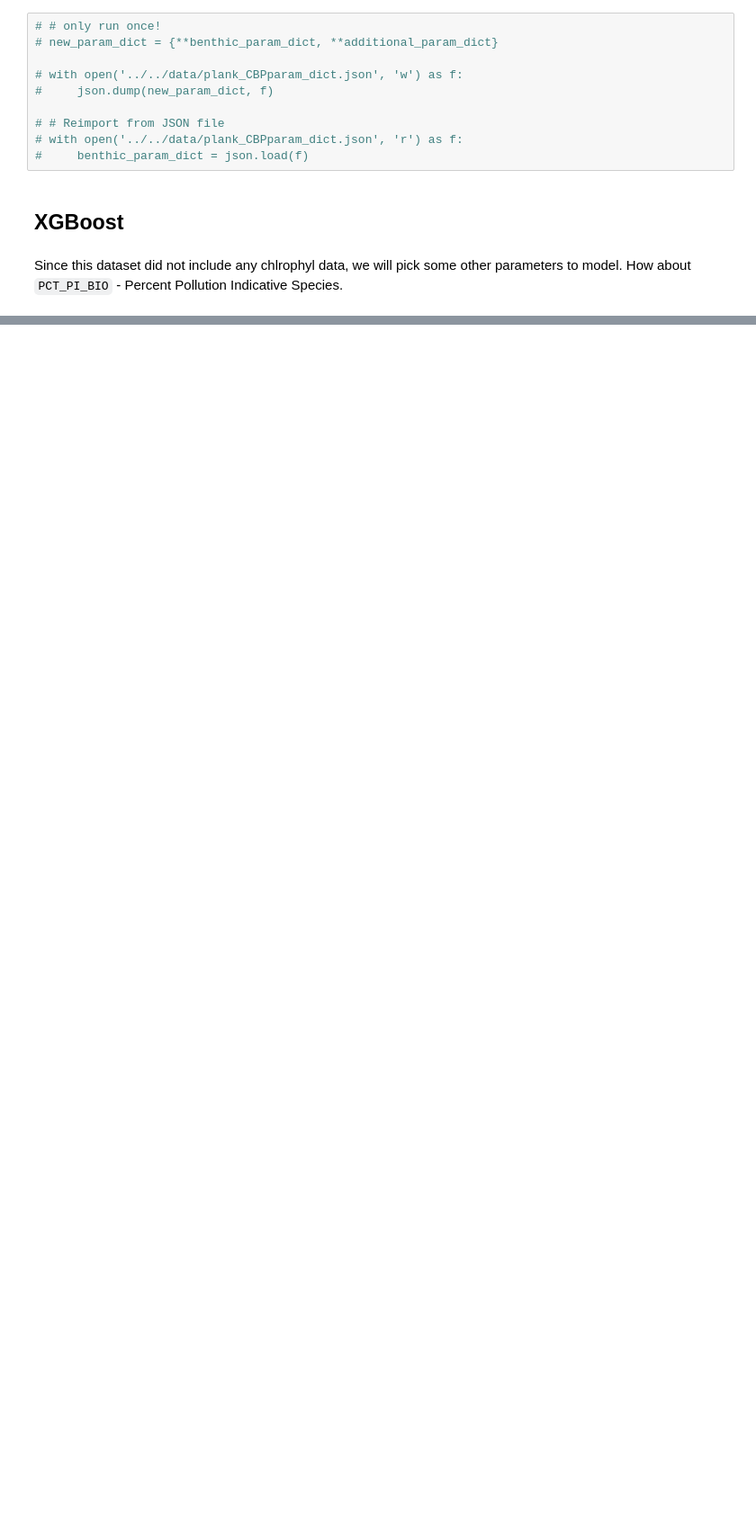
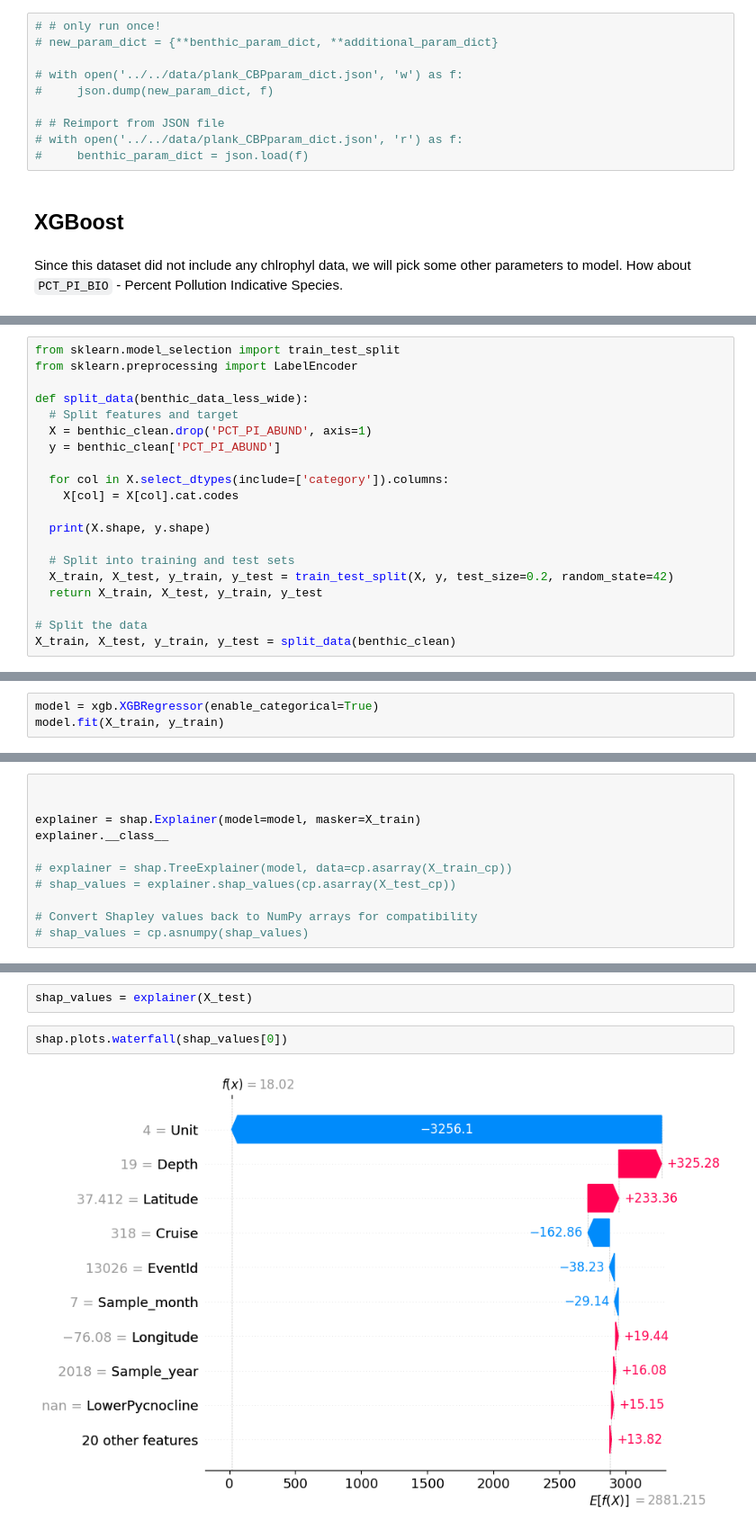
Before and after one commit to clairemerriman/na-erdos-fellows-monorepo, a Jupyter notebook: notebooks/plankton_patrol_models/model_plank_XGBoost.ipynb, the cells around one changed output, grey strips where cells are left out. Shown at 90% size. Saved outputs shown, nothing was run; the diff lists cells and outputs as text; blank space fills up the shorter version.

Commit message:
intial xgboost test

```diff
--- a/notebooks/plankton_patrol_models/model_plank_XGBoost.ipynb
+++ b/notebooks/plankton_patrol_models/model_plank_XGBoost.ipynb
@@ -171,0 +228,20 @@ See the caveats in the documentation: https://pandas.pydata.org/pandas-docs/stab
+# %%
+from sklearn.model_selection import train_test_split
+from sklearn.preprocessing import LabelEncoder
+
+def split_data(benthic_data_less_wide):
+  # Split features and target
+  X = benthic_clean.drop('PCT_PI_ABUND', axis=1)
+  y = benthic_clean['PCT_PI_ABUND']
+
+  for col in X.select_dtypes(include=['category']).columns:
+    X[col] = X[col].cat.codes
+
+  print(X.shape, y.shape)
+
+  # Split into training and test sets
+  X_train, X_test, y_train, y_test = train_test_split(X, y, test_size=0.2, random_state=42)
+  return X_train, X_test, y_train, y_test
+
+# Split the data
+X_train, X_test, y_train, y_test = split_data(benthic_clean)
@@ -171,0 +253,3 @@ See the caveats in the documentation: https://pandas.pydata.org/pandas-docs/stab
+# %%
+model = xgb.XGBRegressor(enable_categorical=True)
+model.fit(X_train, y_train)
@@ -171,0 +278,11 @@ See the caveats in the documentation: https://pandas.pydata.org/pandas-docs/stab
+# %%
+
+
+explainer = shap.Explainer(model=model, masker=X_train)
+explainer.__class__
+
+# explainer = shap.TreeExplainer(model, data=cp.asarray(X_train_cp))
+# shap_values = explainer.shap_values(cp.asarray(X_test_cp))
+
+# Convert Shapley values back to NumPy arrays for compatibility
+# shap_values = cp.asnumpy(shap_values)
@@ -171,0 +291,6 @@ See the caveats in the documentation: https://pandas.pydata.org/pandas-docs/stab
+# %%
+shap_values = explainer(X_test)
+# %%
+shap.plots.waterfall(shap_values[0])
+# %% [output]
+[figure, added]
```
Also changed, not shown: parts of 25 cells of this notebook, 2 other files.
